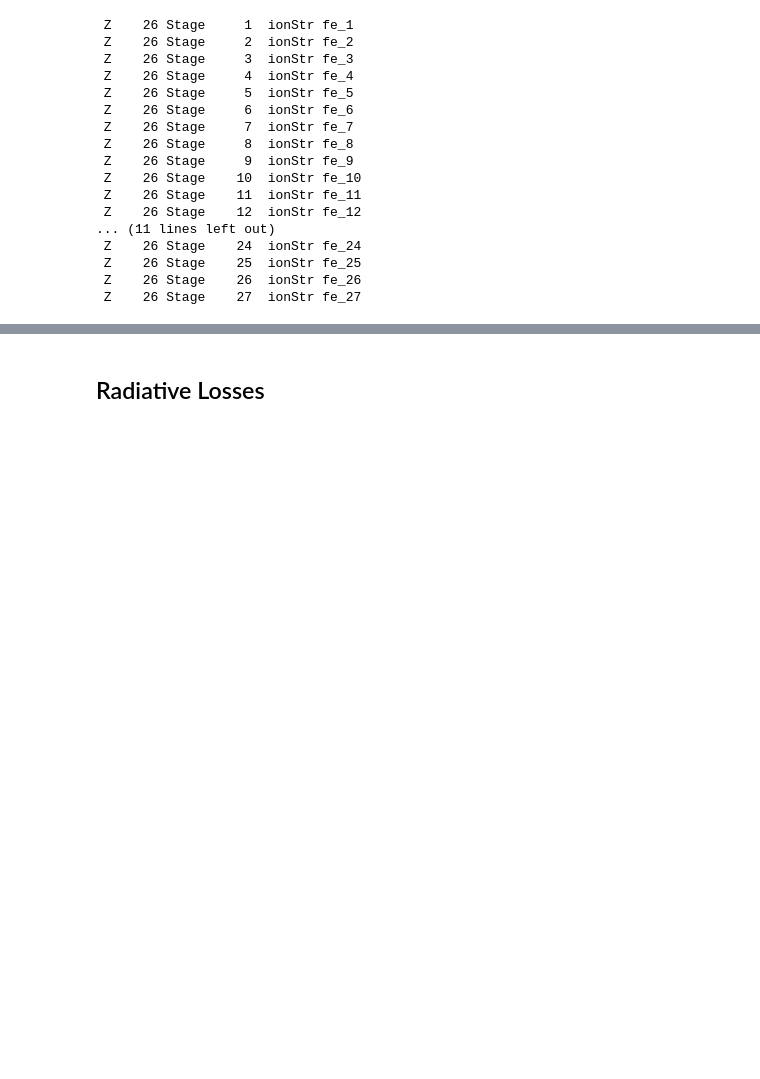
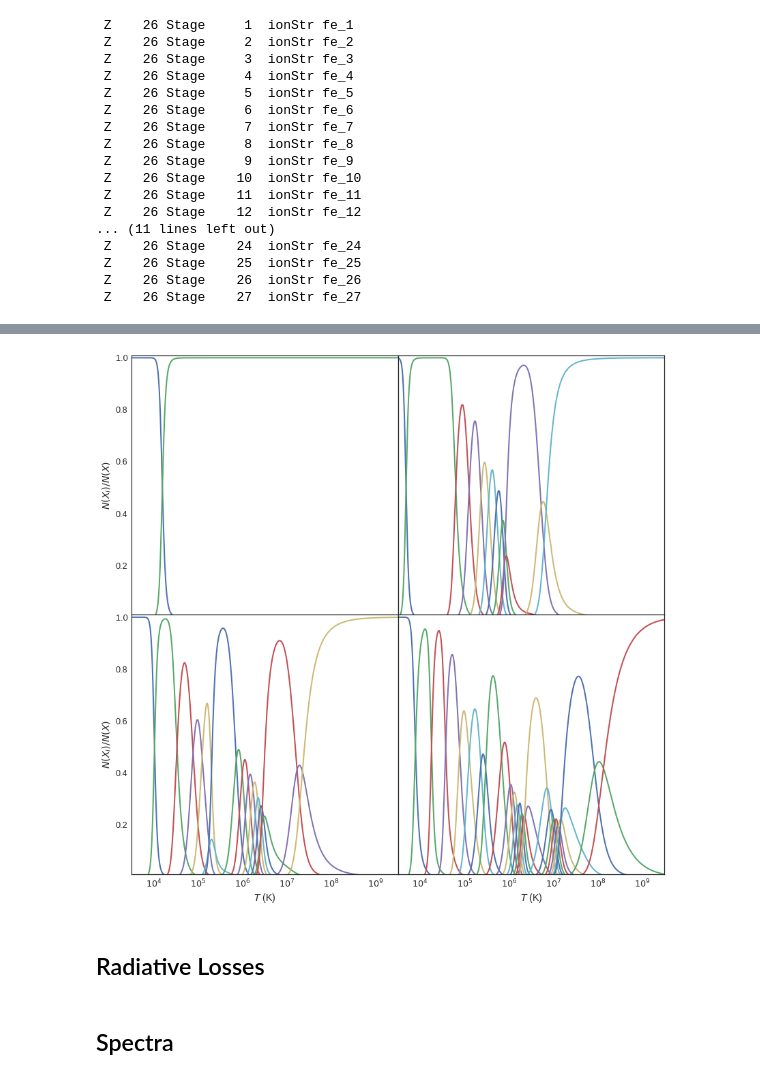
Before and after one commit to wtbarnes/chiantipy-talk-scipy-2017, a Jupyter notebook: paper/build_proceedings_figures.ipynb, the cells around one changed output, grey strips where cells are left out. Cells and saved outputs as stored; diff of their text form; code cells hidden in the pictures; blank space fills up the shorter version.

```diff
--- a/paper/build_proceedings_figures.ipynb
+++ b/paper/build_proceedings_figures.ipynb
@@ -129,0 +196,7 @@ ax.legend()
+# %%
+ioneqs = {}
+els = ['H','Na','S','Fe']
+for el in els:
+    tmp_ioneq = ch.ioneq(ch_util.el2z(el))
+    tmp_ioneq.calculate(temperature)
+    ioneqs[el] = tmp_ioneq.Ioneq
@@ -130,2 +225,20 @@ ax.legend()
+# %%
+fig,axes = plt.subplots(2,2,figsize=(14,14),sharex=True,sharey=True)
+for ax,el in zip(axes.flatten(),els):
+    for i in range(ioneqs[el].shape[0]):
+        ax.plot(temperature,ioneqs[el][i,:])
+    ax.set_xscale('log')
+    ax.set_ylim([0.01,1.01])
+    ax.set_xlim([temperature[0],temperature[-1]])
+    if axes.flatten().tolist().index(ax) > 1:
+        ax.set_xlabel(r'$T$ (K)')
+    if axes.flatten().tolist().index(ax)%2 == 0:
+        ax.set_ylabel(r'$N(X_i)/N(X)$')
+plt.subplots_adjust(hspace=0,wspace=0)
+plt.savefig('figures/ioneq.pdf',dpi=1000,format='pdf')
+# %% [output]
+[figure, added]
 # %% [markdown]
 ## Radiative Losses
+# %% [markdown]
+## Spectra
```
Also changed, not shown: parts of 12 cells of this notebook, 2 other files.
